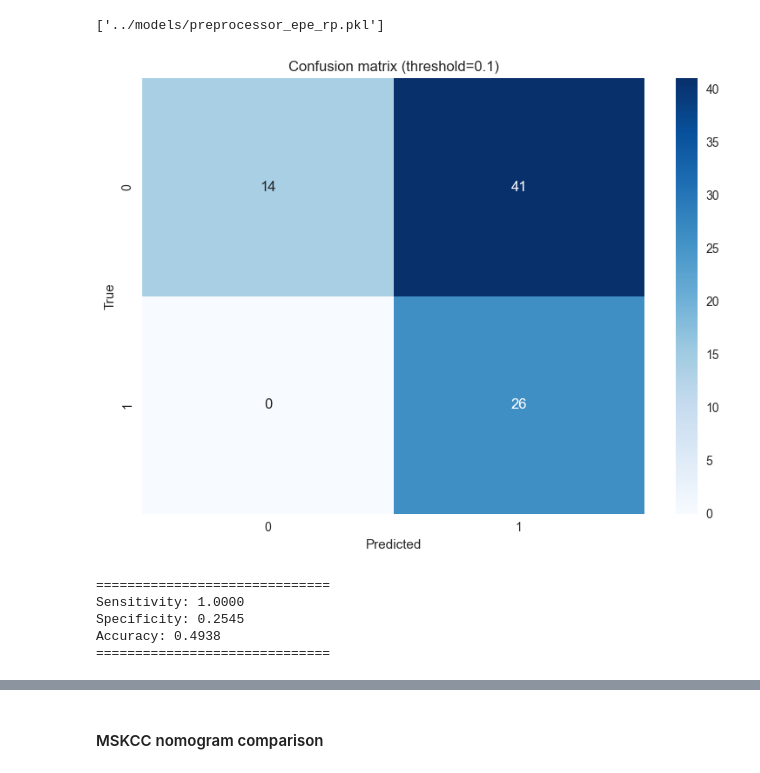
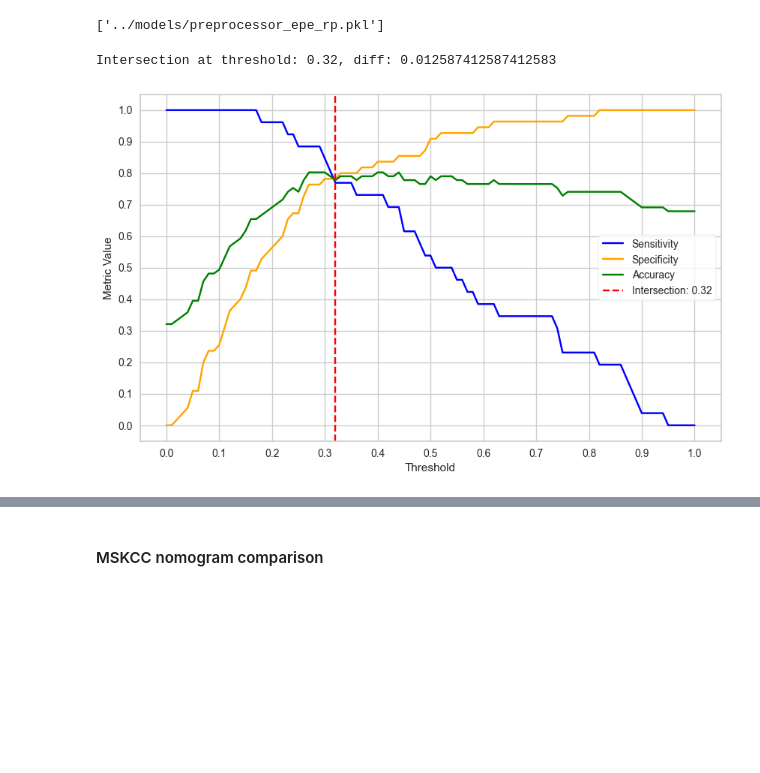
Before and after one commit to PiotrRenk/microscopic-epe-proj, a Jupyter notebook: notebooks/epe_unified.ipynb, the cells around one changed output, grey strips where cells are left out. Drawn from its saved outputs; the diff is of its cells as text; code cells hidden in the pictures; blank space fills up the shorter version.

```diff
--- a/notebooks/epe_unified.ipynb
+++ b/notebooks/epe_unified.ipynb
@@ -252,9 +255,0 @@ data_splits[1][1].to_csv('../models/y_test_epe_rp.csv', index=False)
-# %%
-plot_confusion_matrix(y_true, y_pred_probs=y_pred_probs, threshold=0.1)
-# %% [output]
-[figure, removed]
-==============================
-Sensitivity: 1.0000
-Specificity: 0.2545
-Accuracy: 0.4938
-==============================
@@ -260,0 +261,5 @@ Accuracy: 0.4938
+# %%
+plot_threshold_tradeoff(y_true, y_pred_probs)
+# %% [output]
+Intersection at threshold: 0.32, diff: 0.012587412587412583
+[figure, added]
```
Also changed, not shown: parts of 32 cells of this notebook, 5 other files.
